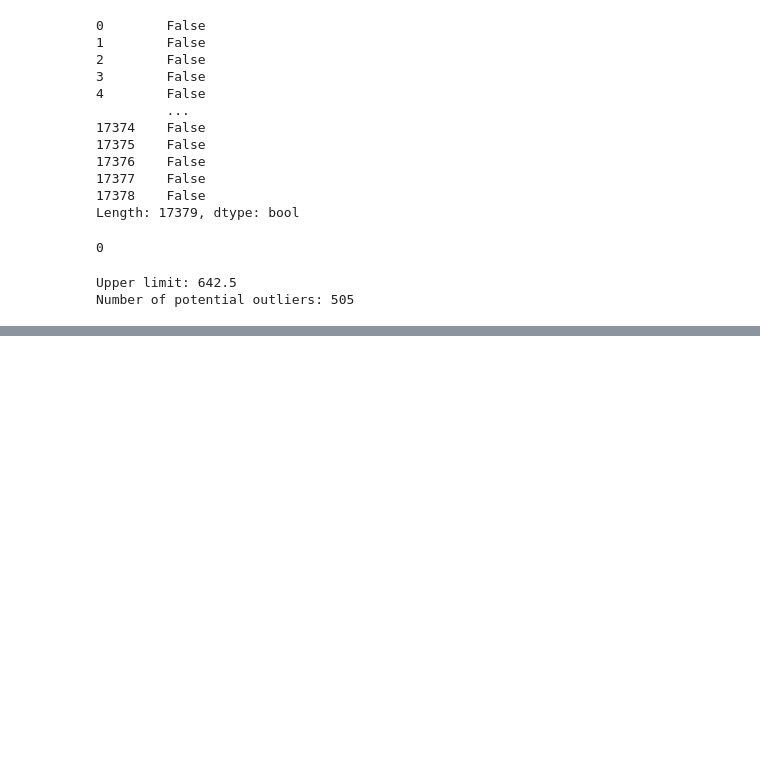
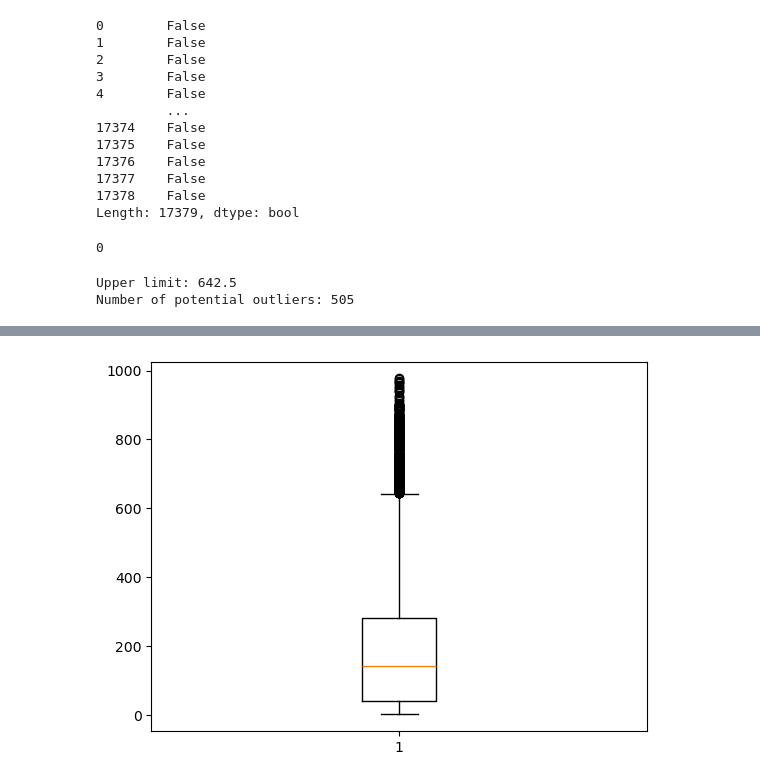
Before and after one commit to 2026623-Student/Statistical-Project, a Jupyter notebook: Bikes_Jupyter.ipynb, the cells around one changed output, grey strips where cells are left out. Drawn from its saved outputs; the diff is of its cells as text; code cells hidden in the pictures; blank space fills up the shorter version.

```diff
--- a/Bikes_Jupyter.ipynb
+++ b/Bikes_Jupyter.ipynb
@@ -175,0 +196,6 @@ Number of potential outliers: 505
+# %%
+#Draw boxplot of cnt
+plt.boxplot(df["cnt"])
+plt.show()
+# %% [output]
+[figure, added]
```
Also changed, not shown: parts of 2 cells of this notebook, 1 other file.
